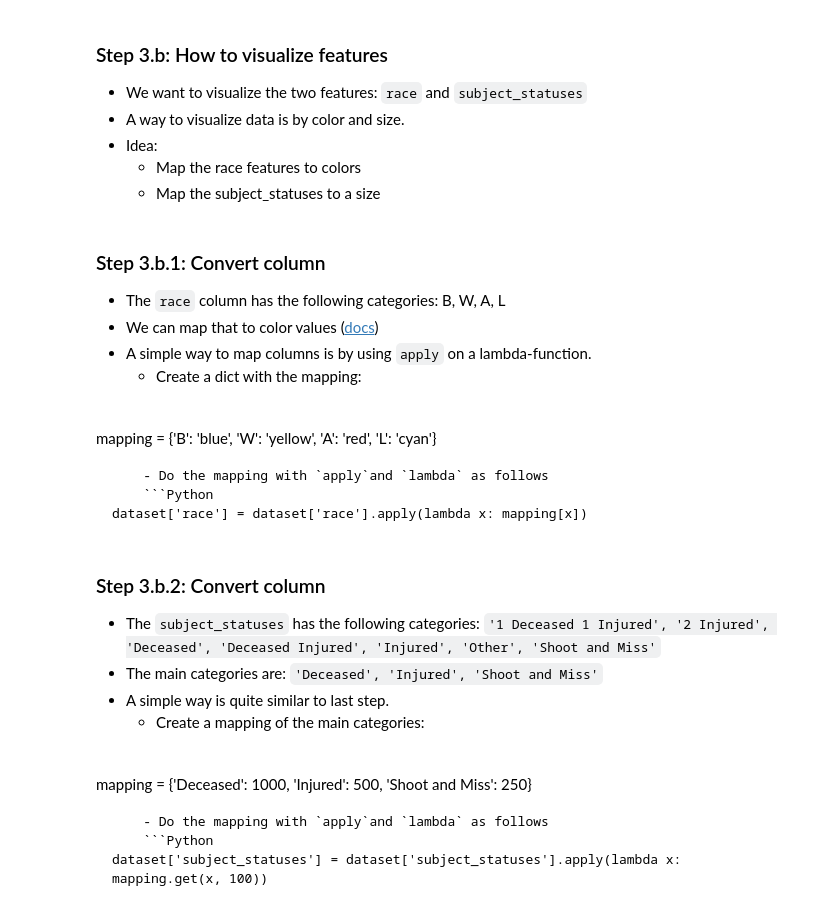
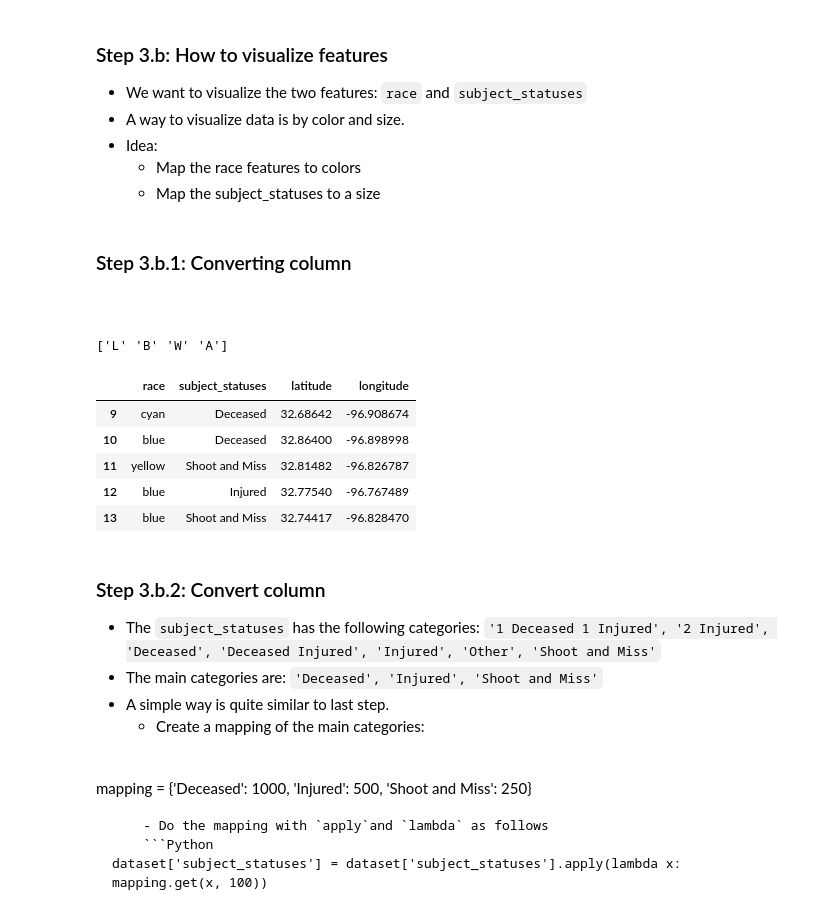
Before and after one commit to karim-mttk/DataScienceEssentials, a Jupyter notebook: 04 - Project - Dallas Shootings.ipynb, the cells around one changed output. Saved outputs shown, nothing was run; the diff lists cells and outputs as text; code cells hidden in the pictures.

````diff
--- a/04 - Project - Dallas Shootings.ipynb
+++ b/04 - Project - Dallas Shootings.ipynb
@@ -169,0 +184,3 @@ Text(0.5, 1.0, 'Subject Incidents scatter plot')
+# %%
+
+dataset = subject_incidents[['race', 'subject_statuses', 'latitude', 'longitude']].dropna()
@@ -175,18 +196,24 @@ Text(0.5, 1.0, 'Subject Incidents scatter plot')
     - Map the race features to colors
     - Map the subject_statuses to a size
 # %% [markdown]
-### Step 3.b.1: Convert column
-- The `race` column has the following categories: B, W, A, L
-- We can map that to color values ([docs](https://matplotlib.org/stable/gallery/color/named_colors.html))
-- A simple way to map columns is by using `apply` on a lambda-function.
-    - Create a dict with the mapping:
-    ```Python
-mapping = {'B': 'blue', 'W': 'yellow', 'A': 'red', 'L': 'cyan'}
+### Step 3.b.1: Converting column
 ```
-    - Do the mapping with `apply`and `lambda` as follows
-    ```Python
-dataset['race'] = dataset['race'].apply(lambda x: mapping[x])
-```
+# %%
+print(dataset['race'].unique())
+# %% [output]
+['L' 'B' 'W' 'A']
+# %%
+mapping = {'B': 'blue', 'W': 'yellow', 'A': 'red', 'L': 'cyan'}
+# %%
+dataset['race'] = dataset['race'].apply(lambda x: mapping[x])
+dataset.head()
+# %% [output]
+|  | race | subject_statuses | latitude | longitude |
+| 9 | cyan | Deceased | 32.68642 | -96.908674 |
+| 10 | blue | Deceased | 32.86400 | -96.898998 |
+| 11 | yellow | Shoot and Miss | 32.81482 | -96.826787 |
+| 12 | blue | Injured | 32.77540 | -96.767489 |
+| 13 | blue | Shoot and Miss | 32.74417 | -96.828470 |
 # %% [markdown]
 ### Step 3.b.2: Convert column
 - The `subject_statuses` has the following categories: `'1 Deceased 1 Injured', '2 Injured', 'Deceased', 'Deceased Injured', 'Injured', 'Other', 'Shoot and Miss'`
````
Also changed, not shown: parts of 5 cells of this notebook.
